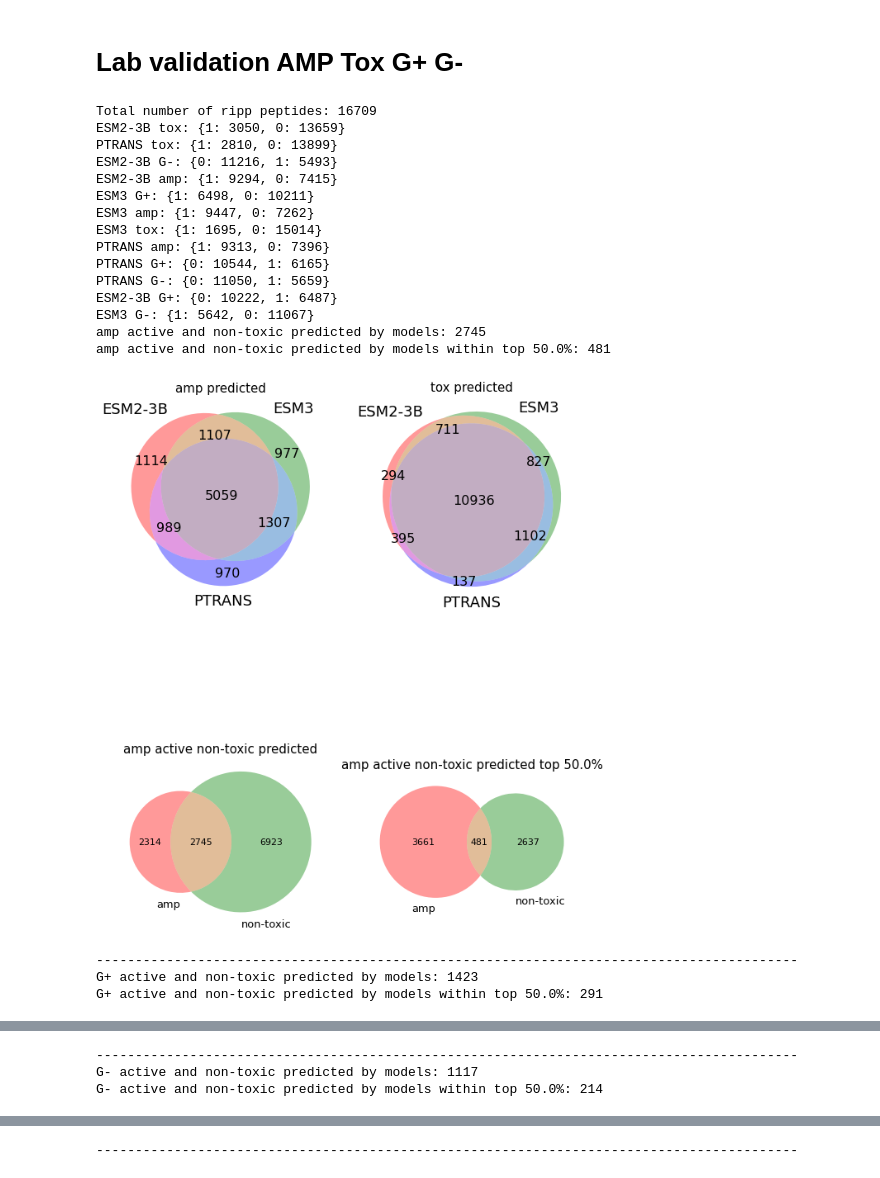
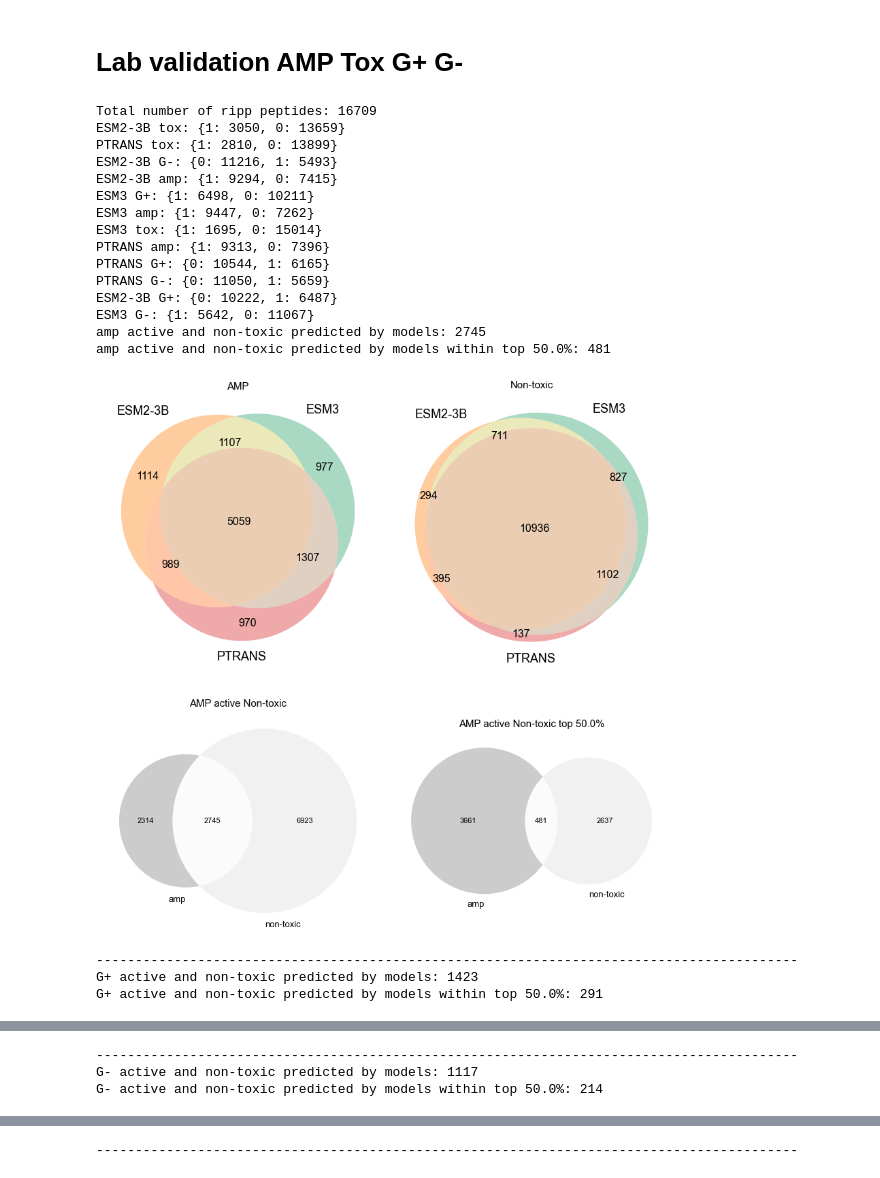
Before and after one commit to BGI-METAI/Metagenome-AI, a Jupyter notebook: notebooks/amp_tox_ripp-round2.ipynb, the cells around one changed output, grey strips where cells are left out. Saved outputs shown, nothing was run; the diff lists cells and outputs as text; code cells hidden in the pictures.

```diff
--- a/notebooks/amp_tox_ripp-round2.ipynb
+++ b/notebooks/amp_tox_ripp-round2.ipynb
@@ -9,6 +9,10 @@ from matplotlib_venn import venn3
 import seaborn as sns
 import numpy as np
 from venny4py.venny4py import *
+
+from collections import Counter
+
+plt.rcParams['font.family'] = 'Arial'
 # %% [markdown]
 # Testing models
 # %%
@@ -129,29 +170,36 @@ for amp_ds in ['amp', 'G+', 'G-']:
     print(f'{amp_ds} active and non-toxic predicted by models: {len(for_lab)}')
     print(f'{amp_ds} active and non-toxic predicted by models within top {top_percs[amp_ds] * 100}%: {len(for_lab_top_perc)}')
 
-    fig, axs = plt.subplots(nrows=2, ncols=2, figsize=(10, 14))
+    fig, axs = plt.subplots(nrows=2, ncols=2, figsize=(12, 12))
+    fig.tight_layout(pad=0.1)  # Adjust spacing between subplots
+    fig.gca().set_facecolor(None)
+
     for ind_st, st in enumerate([sets]):     # sets_top_perc
         for ind, ds in enumerate([amp_ds, 'tox']):
 #             venn = venn2([st[ds]['ESM2'], st[ds]['ESM3']], set_labels=tuple('ESM2', 'ESM3'), ax=axs[ind_st][ind])
             if intersect_4:
                 venn = venny4py(sets=st[ds], asax=axs[ind_st][ind])
             else:
-                venn = venn3([st[ds]['ESM2-3B'], st[ds]['ESM3'], st[ds]['PTRANS']], set_labels=('ESM2-3B', 'ESM3', 'PTRANS'), ax=axs[ind_st][ind])
+                venn = venn3([st[ds]['ESM2-3B'], st[ds]['ESM3'], st[ds]['PTRANS']], set_labels=('ESM2-3B', 'ESM3', 'PTRANS'),
+                             set_colors=palette[1:], ax=axs[ind_st][ind])
+                axs[ind_st][ind].set_facecolor('none')
                 for text in venn.set_labels:
                     text.set_fontsize(18)
                 for text in venn.subset_labels:
                     if text:
                         text.set_fontsize(16)
-            axs[ind_st][ind].set_title(f"{ds} predicted" + ((f' top {top_percs[ds]*100}%') if ind_st > 0 else ''), size=15)
+            title_ds = ds.replace('amp', 'AMP').replace('tox', 'Non-toxic')
+            axs[ind_st][ind].set_title(f"{title_ds}" + ((f' top {top_percs[ds]*100}%') if ind_st > 0 else ''), size=15)
 
     for ind, (act, tox) in enumerate(zip([amp_active, amp_active_top], [non_toxic, non_toxic_top])):
-        venn = venn2([act, tox], set_labels=tuple([amp_ds, 'non-toxic']), ax=axs[1][ind])
+        venn = venn2([act, tox], set_labels=tuple([amp_ds, 'non-toxic']), set_colors=['#808080', '#DCDCDC'], ax=axs[1][ind])
         for text in venn.set_labels:
             text.set_fontsize(13)
         for text in venn.subset_labels:
             if text:
                 text.set_fontsize(11)
-        axs[1][ind].set_title(f"{amp_ds} active non-toxic predicted" + ((f' top {top_percs[amp_ds]*100}%') if ind > 0 else ''), size=15)
+        title_amp_ds = amp_ds.replace('amp', 'AMP')
+        axs[1][ind].set_title(f"{title_amp_ds} active Non-toxic" + ((f' top {top_percs[amp_ds]*100}%') if ind > 0 else ''), size=15)
 
     plt.savefig(f'{out_path}{amp_ds}_tox_ripp_venn.png', dpi=200, bbox_inches='tight')
     plt.show()
@@ -165,34 +213,34 @@ for amp_ds in ['amp', 'G+', 'G-']:
         for model in ['ESM2-3B', 'ESM3', 'PTRANS']:
             results_df = dfs[lab_ds][model][['protein_id', 'probability_norm']].drop_duplicates(subset='protein_id')
             for_lab_all_df = pd.merge(left=for_lab_all_df, right=results_df,
                                       left_on='protein id', right_on='protein_id', how='left')
 
             for_lab_all_df.drop(columns='protein_id', inplace=True)
             for_lab_all_df.rename(columns={'probability_norm': lab_ds + '_' + model + '_norm_score'}, inplace=True)
             score_columns.append(lab_ds + '_' + model + '_norm_score')
     for_lab_all_df.loc[:, 'avg_score'] = for_lab_all_df[score_columns].mean(axis=1).apply(lambda x: np.round(x, 4))
 
     for_lab_all_df.loc[:, f'is_in_top_{int(top_percs[amp_ds]*100)}'] = for_lab_all_df['protein id'].isin(for_lab_top_perc)
     for_lab_all_df.sort_values(by='avg_score', inplace=True, ascending=False)
     for_lab_all_df.to_csv(f'{out_path}lab_validation_{amp_ds}.csv', index=False)
     print('-' * 90)
 # %% [output]
 Total number of ripp peptides: 16709
 ESM2-3B tox: {1: 3050, 0: 13659}
 PTRANS tox: {1: 2810, 0: 13899}
 ESM2-3B G-: {0: 11216, 1: 5493}
 ESM2-3B amp: {1: 9294, 0: 7415}
 ESM3 G+: {1: 6498, 0: 10211}
 ESM3 amp: {1: 9447, 0: 7262}
 ESM3 tox: {1: 1695, 0: 15014}
 PTRANS amp: {1: 9313, 0: 7396}
 PTRANS G+: {0: 10544, 1: 6165}
 PTRANS G-: {0: 11050, 1: 5659}
 ESM2-3B G+: {0: 10222, 1: 6487}
 ESM3 G-: {1: 5642, 0: 11067}
 amp active and non-toxic predicted by models: 2745
 amp active and non-toxic predicted by models within top 50.0%: 481
-[figure, old version]
+[figure, new version]
 ------------------------------------------------------------------------------------------
 G+ active and non-toxic predicted by models: 1423
 G+ active and non-toxic predicted by models within top 50.0%: 291
```
Also changed, not shown: parts of 9 cells of this notebook.
